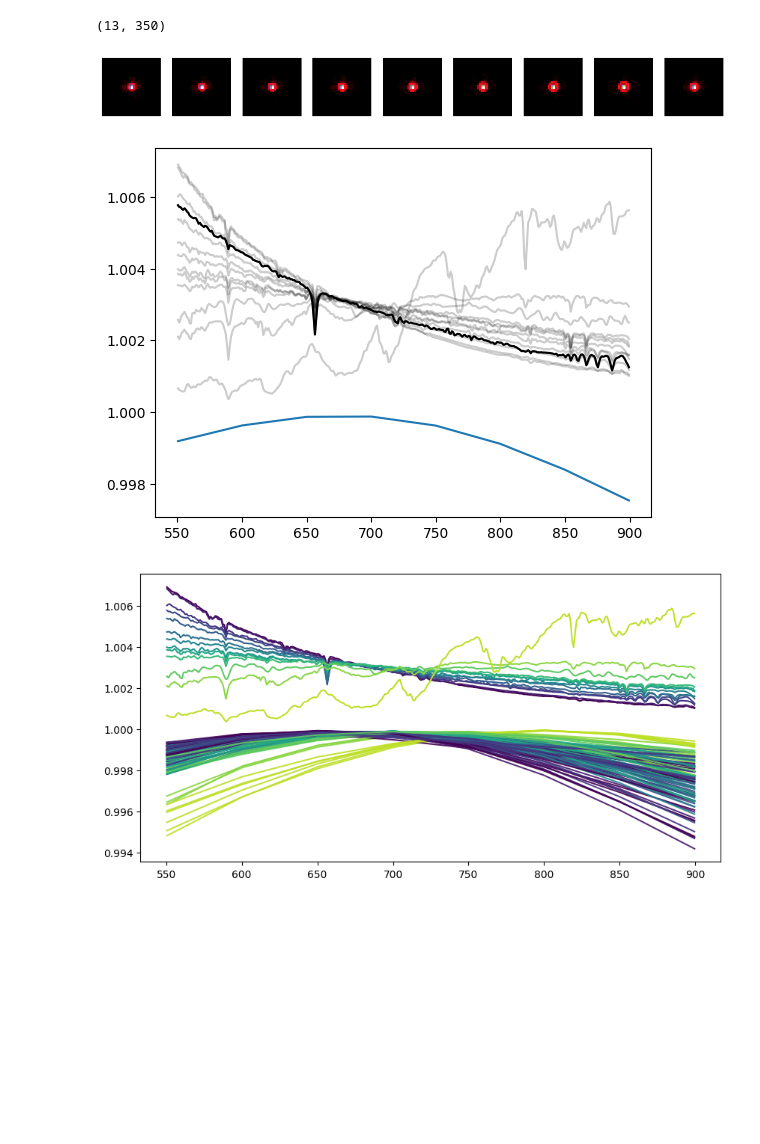
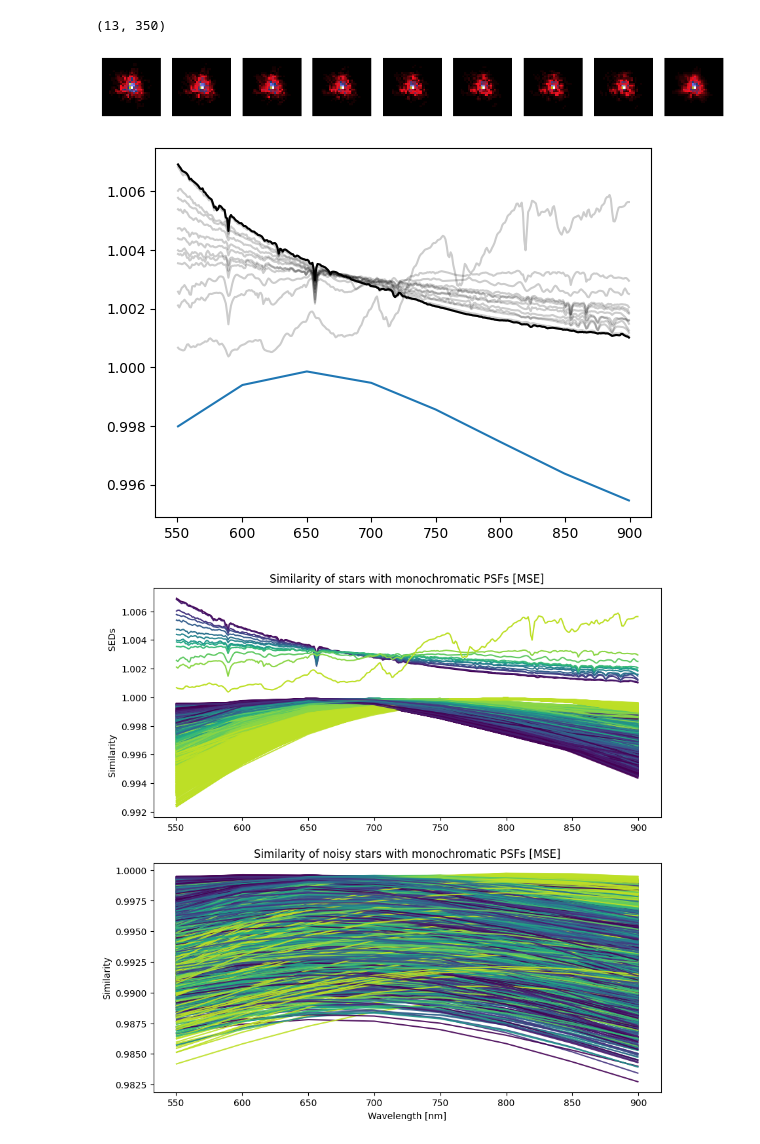
Before and after one commit to CentofantiEze/sed_spectral_classification, a Jupyter notebook: notebooks/validate_datasets.ipynb, the cells around one changed output. Cells and saved outputs as stored; diff of their text form; code cells hidden in the pictures; blank space fills up the shorter version.

Commit message:
Update notebook with full dataset.

```diff
--- a/notebooks/validate_datasets.ipynb
+++ b/notebooks/validate_datasets.ipynb
@@ -9,7 +10,7 @@ wf_psf_dir = '/Users/ec270266/Documents/Phd/Euclid/dev/wf-psf/'
 SED_path = wf_psf_dir+'data/SEDs/save_SEDs/'
 
 # Load the datasets
-dataset = np.load(data_dir + 'train_100_stars_id_001_8bins.npy', allow_pickle=True)[()]
+dataset = np.load(data_dir + 'train_10000_stars_id_001_8bins.npy', allow_pickle=True)[()]
 dataset.keys()
 # %% [output]
 dict_keys(['stars', 'noisy_stars', 'mono_psfs', 'positions', 'SEDs', 'zernike_coef', 'C_poly', 'parameters', 'SED_ids', 'SNR'])
@@ -44,21 +45,30 @@ plt.plot(dataset['SEDs'][idx][:,0], 1+dataset['SEDs'][idx][:,1], 'k')
 
 plt.show()
 # %% [output]
-[figure, old version]
+[figure, new version]
-[figure, old version]
+[figure, new version]
 # %%
 # Define 13 color palette
 color_palette = plt.cm.viridis(np.linspace(0, 0.9, 13))
 
 # Plot the difference with color code
-plt.figure(figsize=(10, 5))
+fig, ax = plt.subplots(2,1,figsize=(10, 10))
 
 for i in range(dataset['parameters']['n_stars']):
     diff = np.array([np.sum((mono_psf-dataset['stars'][i])**2) for mono_psf in dataset['mono_psfs'][i]])
-    plt.plot(lambdas,1-diff, color=color_palette[dataset['SED_ids'][i]], alpha=0.9)
-
+    ax[0].plot(lambdas,1-diff, color=color_palette[dataset['SED_ids'][i]], alpha=0.9)
 # Plot the SEDs
 for i in range(13):
-    plt.plot(dataset['SEDs'][0][:,0], 1+SEDs[i], color=color_palette[i])
+    ax[0].plot(dataset['SEDs'][0][:,0], 1+SEDs[i], color=color_palette[i])
+# Plot similarity with the noisy stars
+for i in range(dataset['parameters']['n_stars']):
+    diff = np.array([np.sum((mono_psf-dataset['noisy_stars'][i])**2) for mono_psf in dataset['mono_psfs'][i]])
+    ax[1].plot(lambdas,1-diff, color=color_palette[dataset['SED_ids'][i]], alpha=0.9)
+ax[0].set_title('Similarity of stars with monochromatic PSFs [MSE]')
+ax[1].set_title('Similarity of noisy stars with monochromatic PSFs [MSE]')
+ax[1].set_xlabel('Wavelength [nm]')
+ax[0].set_ylabel('Similarity                             SEDs')
+ax[1].set_ylabel('Similarity')
+plt.show()
 # %% [output]
-[figure, old version]
+[figure, new version]
```
Also changed, not shown: parts of 2 cells of this notebook.
